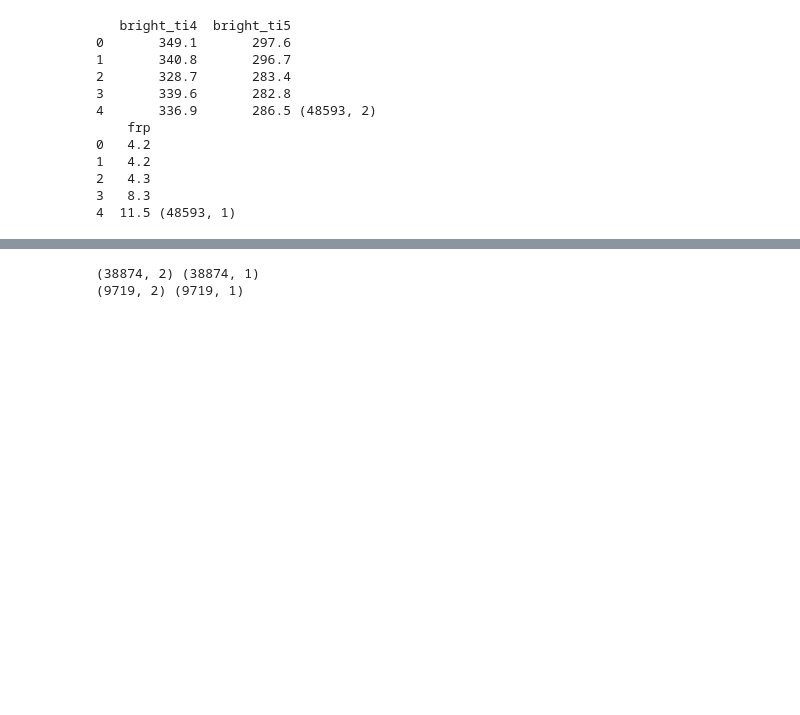
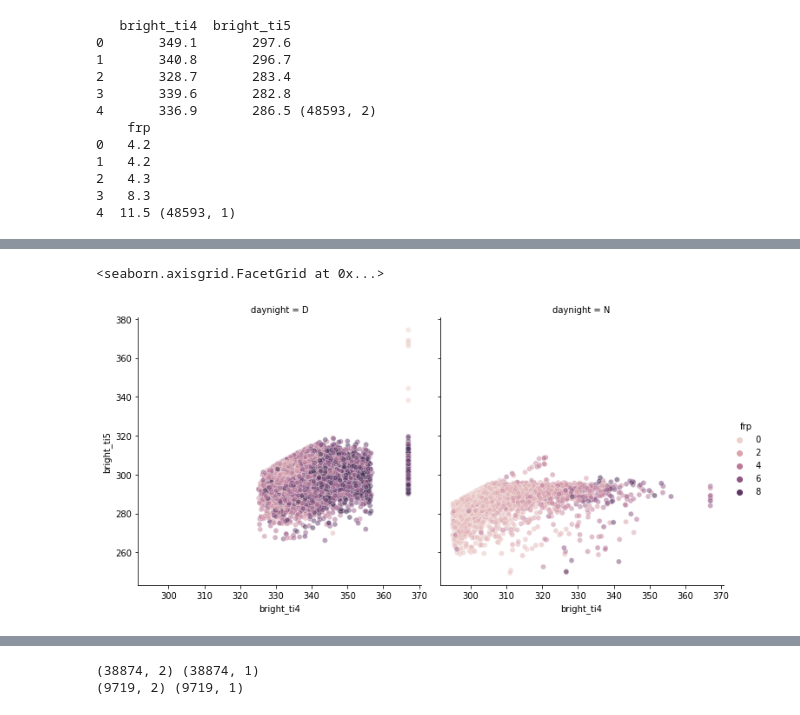
Before and after one commit to xwatermelon/Group3_CE9010_2021, a Jupyter notebook: Project.ipynb, the cells around one changed output, grey strips where cells are left out. Drawn from its saved outputs; the diff is of its cells as text; code cells hidden in the pictures; blank space fills up the shorter version.

```diff
--- a/Project.ipynb
+++ b/Project.ipynb
@@ -491,0 +519,6 @@ for column in data_xs:
+# %%
+datafil = data[data.frp < 10]
+sns.relplot(data = datafil, x="bright_ti4", y="bright_ti5", hue="frp", col ="daynight", kind = "scatter", alpha = 0.5)
+# %% [output]
+<seaborn.axisgrid.FacetGrid at 0x...>
+[figure, added]
```
Also changed, not shown: parts of 29 cells of this notebook, 2 other files.
